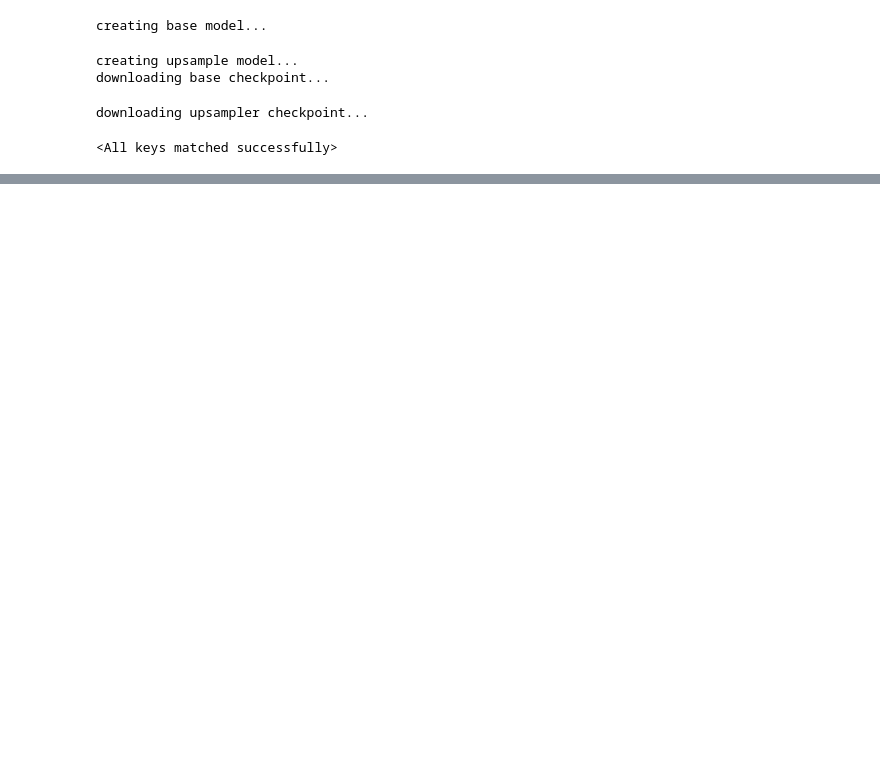
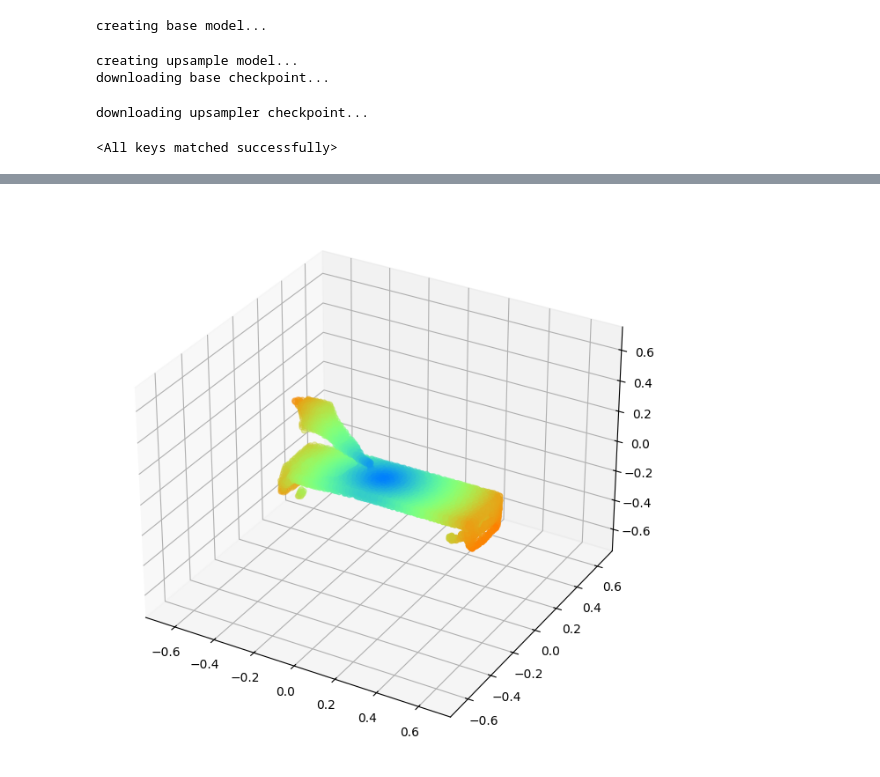
Before and after one commit to mmeagher/point-e, a Jupyter notebook: point_e/examples/text2pointcloud.ipynb, the cells around one changed output, grey strips where cells are left out. Cells and saved outputs as stored; diff of their text form; code cells hidden in the pictures; blank space fills up the shorter version.

```diff
--- a/point_e/examples/text2pointcloud.ipynb
+++ b/point_e/examples/text2pointcloud.ipynb
@@ -156,0 +166,14 @@ fig = plot_point_cloud(pc, grid_size=1, fixed_bounds=((-0.75, -0.75, -0.75),(0.7
+# %%
+import numpy as np
+
+# Color by distance from origin
+distances = np.linalg.norm(pc.coords, axis=1)
+normalized_dist = (distances - distances.min()) / (distances.max() - distances.min())
+
+pc.channels['R'] = normalized_dist
+pc.channels['G'] = (np.sin(normalized_dist * np.pi) + 1) / 2  # Shifted to 0-1 range
+pc.channels['B'] = 1.0 - normalized_dist
+
+fig = plot_point_cloud(pc, grid_size=1, fixed_bounds=((-0.75, -0.75, -0.75),(0.75, 0.75, 0.75)))
+# %% [output]
+[figure, added]
```
Also changed, not shown: parts of 11 cells of this notebook.
